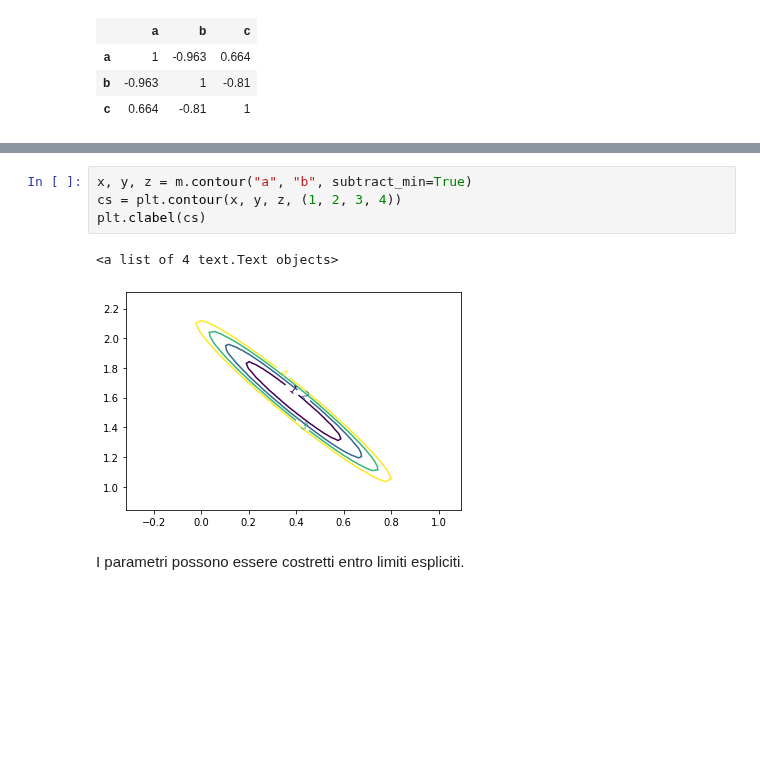
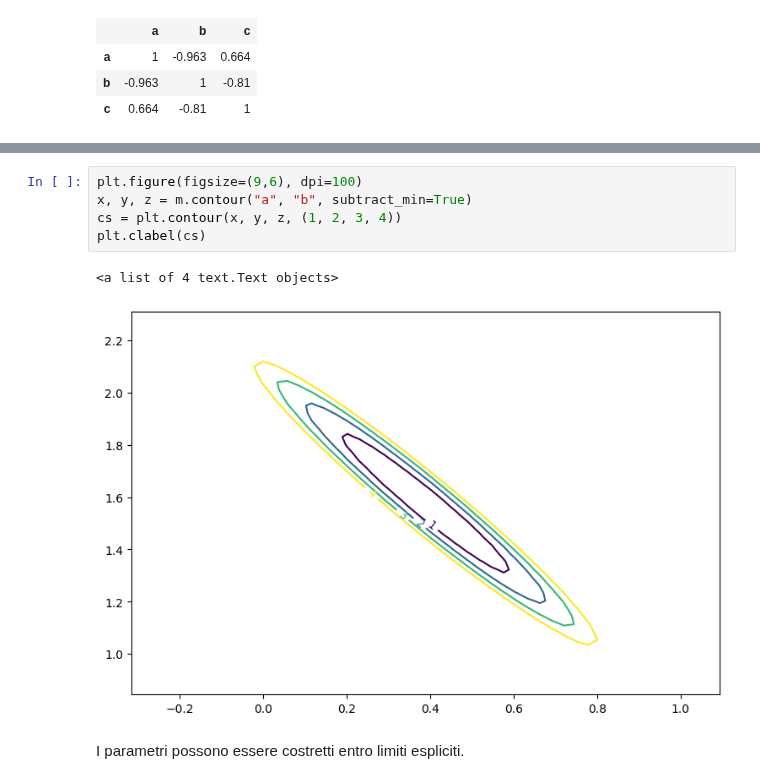
Before and after one commit to lucalista/analisi-dati-2021, a Jupyter notebook: 15.04.00__Minuit.ipynb, the cells around one changed output, grey strips where cells are left out. Saved outputs shown, nothing was run; the diff lists cells and outputs as text; blank space fills up the shorter version.

```diff
--- a/15.04.00__Minuit.ipynb
+++ b/15.04.00__Minuit.ipynb
@@ -291,10 +297,11 @@ m.draw_mncontour("a", "b", cl=(0.68, 0.9, 0.99))
 # %%
+plt.figure(figsize=(9,6), dpi=100)
 x, y, z = m.contour("a", "b", subtract_min=True)
 cs = plt.contour(x, y, z, (1, 2, 3, 4))
 plt.clabel(cs)
 # %% [output]
 <a list of 4 text.Text objects>
-[figure, old version]
+[figure, new version]
 # %% [markdown]
 I parametri possono essere costretti entro limiti espliciti.
 # %%
```
Also changed, not shown: parts of 20 cells of this notebook.
